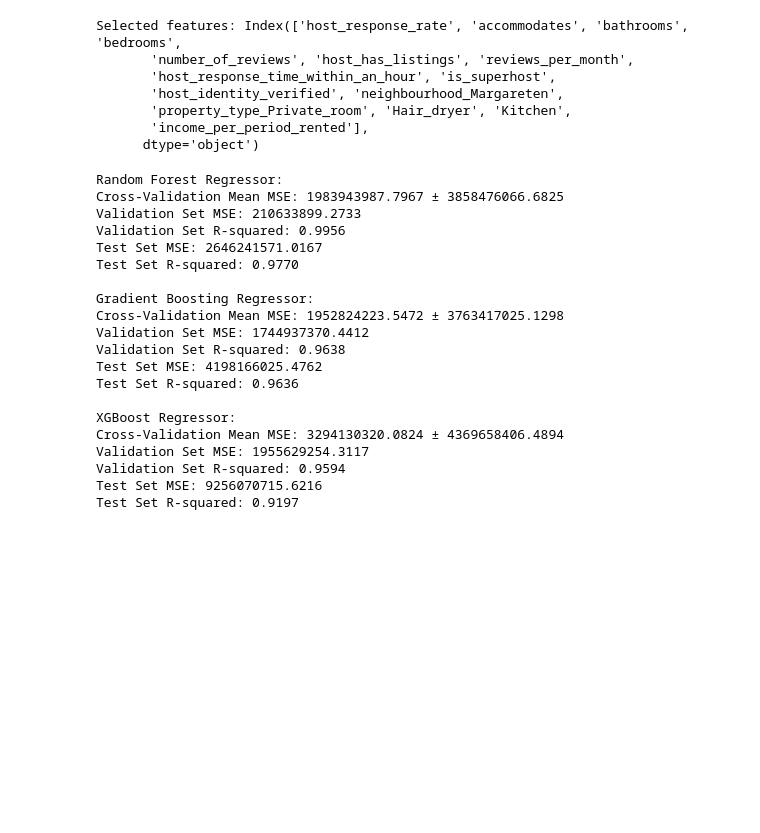
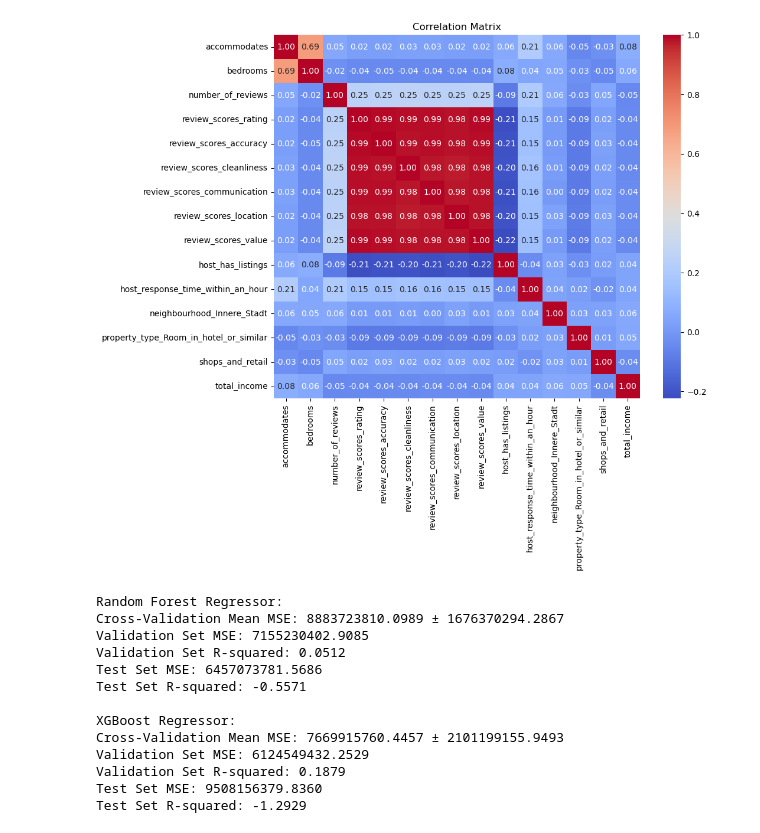
Before and after one commit to katerinadobrynina/DOPP, a Jupyter notebook: DOPP_preparation_for_ml.ipynb, the cells around one changed output. Cells and saved outputs as stored; diff of their text form; code cells hidden in the pictures; blank space fills up the shorter version.

Commit message:
Modified model, Added Correlation matrix, and descriptive analytics

```diff
--- a/DOPP_preparation_for_ml.ipynb
+++ b/DOPP_preparation_for_ml.ipynb
@@ -90,0 +89,2 @@ Name: total_income, Length: 65, dtype: float64
+# %%
+df = df.drop('income_per_period_rented', axis=1)
@@ -96,18 +129 @@ X_train, X_temp, y_train, y_temp = train_test_split(X, y, test_size=0.3, random_
 X_val, X_test, y_val, y_test = train_test_split(X_temp, y_temp, test_size=0.5, random_state=42)
-# %%
-# Selecting K-Best features
-
-selector = SelectKBest(score_func=f_regression, k=15)
-X_selected = selector.fit_transform(X_train, y_train)
-
-# Get selected feature names
-selected_features = X_train.columns[selector.get_support()]
-print("Selected features:", selected_features)
-# %% [output]
-Selected features: Index(['host_response_rate', 'accommodates', 'bathrooms', 'bedrooms',
-       'number_of_reviews', 'host_has_listings', 'reviews_per_month',
-       'host_response_time_within_an_hour', 'is_superhost',
-       'host_identity_verified', 'neighbourhood_Margareten',
-       'property_type_Private_room', 'Hair_dryer', 'Kitchen',
-       'income_per_period_rented'],
-      dtype='object')
@@ -119,41 +130,45 @@ X_test = X_test[list(selected_features)]
+# %%
+correlation = df[[ 'accommodates', 'bedrooms', 'number_of_reviews',
+       'review_scores_rating', 'review_scores_accuracy',
+       'review_scores_cleanliness', 'review_scores_communication',
+       'review_scores_location', 'review_scores_value', 'host_has_listings',
+       'host_response_time_within_an_hour', 'neighbourhood_Innere_Stadt',
+       'property_type_Room_in_hotel_or_similar', 'shops_and_retail','total_income']]
+corr_matrix = correlation.corr()
+plt.figure(figsize=(10, 8))
+sns.heatmap(corr_matrix, annot=True, fmt=".2f", cmap='coolwarm', cbar=True)
+plt.title("Correlation Matrix")
+plt.show()
+# %% [output]
+[figure, added]
 # %%
 from sklearn.model_selection import cross_val_score
 from sklearn.metrics import mean_squared_error, r2_score
 from xgboost import XGBRegressor
-from sklearn.ensemble import RandomForestRegressor, GradientBoostingRegressor
+from sklearn.ensemble import RandomForestRegressor
 
 # Define models
 models = {
-    'Random Forest Regressor': RandomForestRegressor(),
-    'Gradient Boosting Regressor': GradientBoostingRegressor(),
-    'XGBoost Regressor': XGBRegressor()
+    'Random Forest Regressor': RandomForestRegressor(n_estimators=100, max_depth=10, min_samples_split=5, min_samples_leaf=2, random_state=42),
+    'XGBoost Regressor': XGBRegressor(n_estimators=100, max_depth=6, min_child_weight=2, gamma=0, random_state=42)
 }
 
+for name, model in models.items():
 
-for name, model in models.items():
-    # Cross-validation
     cv_scores = cross_val_score(model, X_train, y_train, cv=5, scoring='neg_mean_squared_error')
     mean_mse = -cv_scores.mean()
     std_mse = cv_scores.std()
 
-    # Fit the model
     model.fit(X_train, y_train)
 
-    # Predict on the validation set
     y_val_pred = model.predict(X_val)
-
-    # Predict on the test set
     y_test_pred = model.predict(X_test)
 
-    # Calculate metrics for validation set
     val_mse = mean_squared_error(y_val, y_val_pred)
     val_r2 = r2_score(y_val, y_val_pred)
-
-    # Calculate metrics for test set
     test_mse = mean_squared_error(y_test, y_test_pred)
     test_r2 = r2_score(y_test, y_test_pred)
 
-    # Print results
     print(f"{name}:")
     print(f"Cross-Validation Mean MSE: {mean_mse:.4f} ± {std_mse:.4f}")
     print(f"Validation Set MSE: {val_mse:.4f}")
@@ -162,22 +177,15 @@ for name, model in models.items():
     print(f"Test Set R-squared: {test_r2:.4f}\n")
 # %% [output]
 Random Forest Regressor:
-Cross-Validation Mean MSE: 1983943987.7967 ± 3858476066.6825
-Validation Set MSE: 210633899.2733
-Validation Set R-squared: 0.9956
-Test Set MSE: 2646241571.0167
-Test Set R-squared: 0.9770
-
-Gradient Boosting Regressor:
-Cross-Validation Mean MSE: 1952824223.5472 ± 3763417025.1298
-Validation Set MSE: 1744937370.4412
-Validation Set R-squared: 0.9638
-Test Set MSE: 4198166025.4762
-Test Set R-squared: 0.9636
+Cross-Validation Mean MSE: 8883723810.0989 ± 1676370294.2867
+Validation Set MSE: 7155230402.9085
+Validation Set R-squared: 0.0512
+Test Set MSE: 6457073781.5686
+Test Set R-squared: -0.5571
 
 XGBoost Regressor:
-Cross-Validation Mean MSE: 3294130320.0824 ± 4369658406.4894
-Validation Set MSE: 1955629254.3117
-Validation Set R-squared: 0.9594
-Test Set MSE: 9256070715.6216
-Test Set R-squared: 0.9197
+Cross-Validation Mean MSE: 7669915760.4457 ± 2101199155.9493
+Validation Set MSE: 6124549432.2529
+Validation Set R-squared: 0.1879
+Test Set MSE: 9508156379.8360
+Test Set R-squared: -1.2929
```
Also changed, not shown: parts of 9 cells of this notebook, 1 other file.
